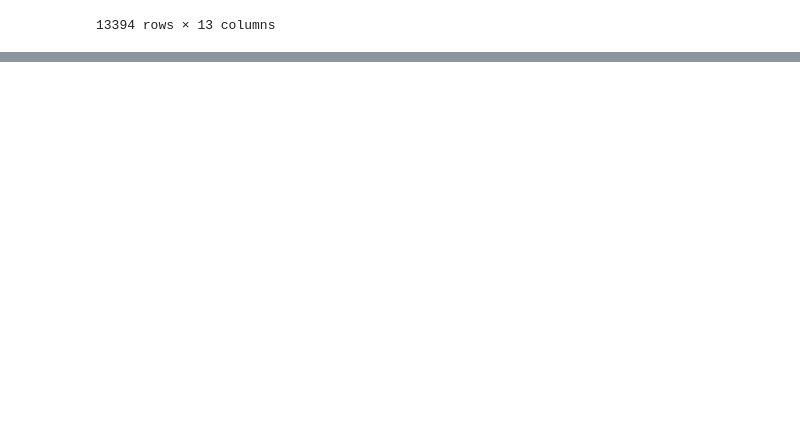
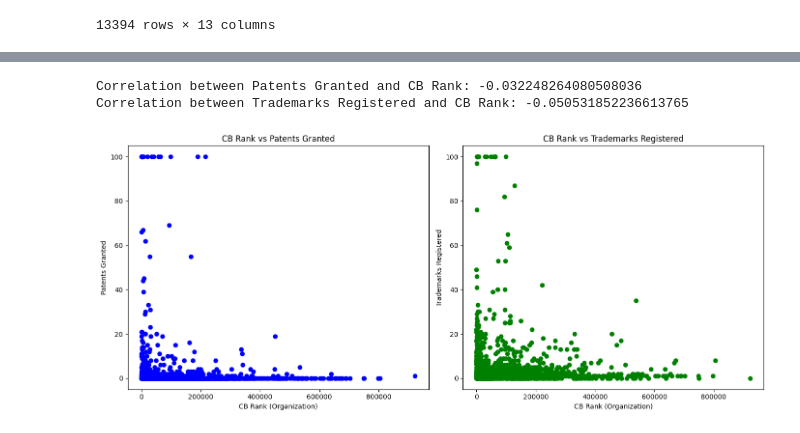
Before and after one commit to kimvkemenade/SBM_team16, a Jupyter notebook: EDA.ipynb, the cells around one changed output, grey strips where cells are left out. Drawn from its saved outputs; the diff is of its cells as text; code cells hidden in the pictures; blank space fills up the shorter version.

```diff
--- a/EDA.ipynb
+++ b/EDA.ipynb
@@ -141,0 +233,8 @@ df_h3
+# %%
+# Convert the CB rank to an integer
+if df_h3['CB Rank (Organization)'].dtype != int:
+    df_h3['CB Rank (Organization)'] = df_h3['CB Rank (Organization)'].str.replace(',', '').astype(int)
+df_h3['IPqwery - Patents Granted'] = df_h3['IPqwery - Patents Granted'].astype(str).str.replace(',', '')
+df_h3['IPqwery - Trademarks Registered'] = df_h3['IPqwery - Trademarks Registered'].astype(str).str.replace(',', '')
+df_h3['IPqwery - Patents Granted'] = pd.to_numeric(df_h3['IPqwery - Patents Granted'], errors='coerce')
+df_h3['IPqwery - Trademarks Registered'] = pd.to_numeric(df_h3['IPqwery - Trademarks Registered'], errors='coerce')
@@ -141,0 +262,34 @@ df_h3
+# %%
+# Calculating the correlations for H3
+correlation_patents_cb_rank = df_h3["CB Rank (Organization)"].corr(df_h3["IPqwery - Patents Granted"])
+correlation_trademarks_cb_rank = df_h3["CB Rank (Organization)"].corr(df_h3["IPqwery - Trademarks Registered"])
+
+print(f"Correlation between Patents Granted and CB Rank: {correlation_patents_cb_rank}")
+print(f"Correlation between Trademarks Registered and CB Rank: {correlation_trademarks_cb_rank}")
+# %% [output]
+Correlation between Patents Granted and CB Rank: -0.032248264080508036
+Correlation between Trademarks Registered and CB Rank: -0.050531852236613765
+# %%
+# Apply the cutoff
+df_h3_cutoff = df_h3.copy()
+df_h3_cutoff['IPqwery - Patents Granted'] = df_h3_cutoff['IPqwery - Patents Granted'].apply(lambda x: min(x, 100))
+df_h3_cutoff['IPqwery - Trademarks Registered'] = df_h3_cutoff['IPqwery - Trademarks Registered'].apply(lambda x: min(x, 100))
+
+fig, (ax1, ax2) = plt.subplots(1, 2, figsize=(14, 6))
+
+# Plot CB Rank vs Patents Granted
+ax1.scatter(df_h3_cutoff["CB Rank (Organization)"], df_h3_cutoff["IPqwery - Patents Granted"], color='blue')
+ax1.set_xlabel('CB Rank (Organization)')
+ax1.set_ylabel('Patents Granted')
+ax1.set_title('CB Rank vs Patents Granted')
+
+# Plot CB Rank vs Trademarks Registered
+ax2.scatter(df_h3_cutoff["CB Rank (Organization)"], df_h3_cutoff["IPqwery - Trademarks Registered"], color='green')
+ax2.set_xlabel('CB Rank (Organization)')
+ax2.set_ylabel('Trademarks Registered')
+ax2.set_title('CB Rank vs Trademarks Registered')
+
+plt.tight_layout()
+plt.show()
+# %% [output]
+[figure, added]
```
Also changed, not shown: parts of 15 cells of this notebook.
